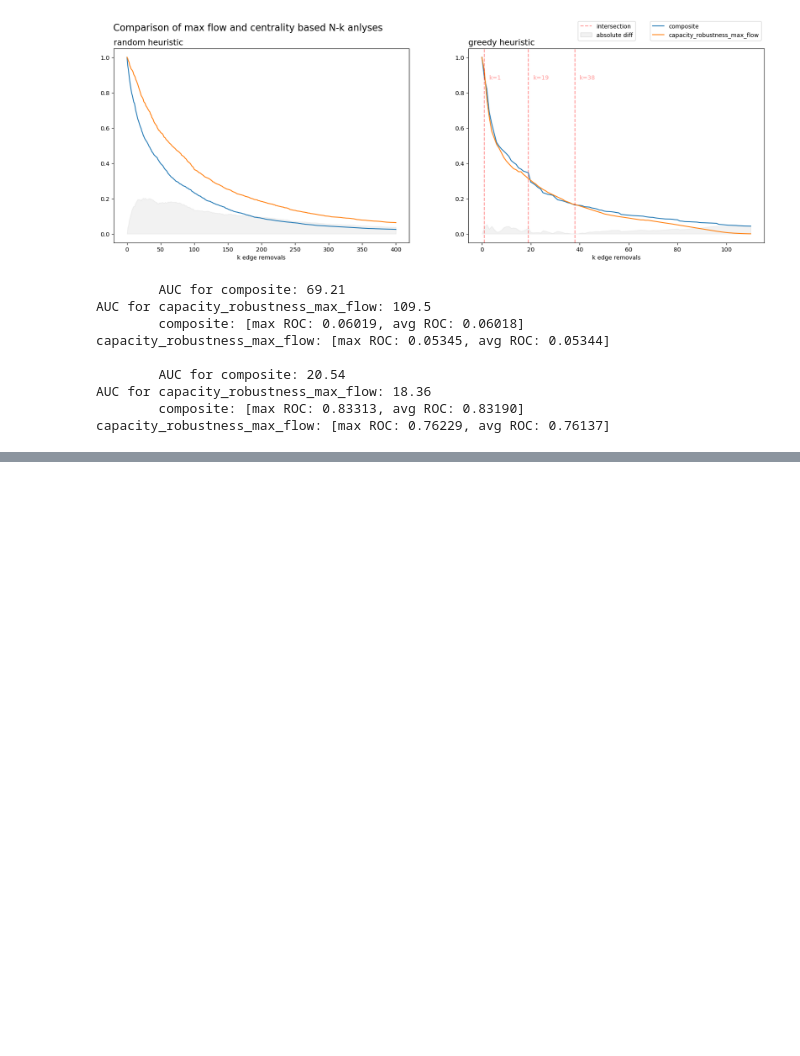
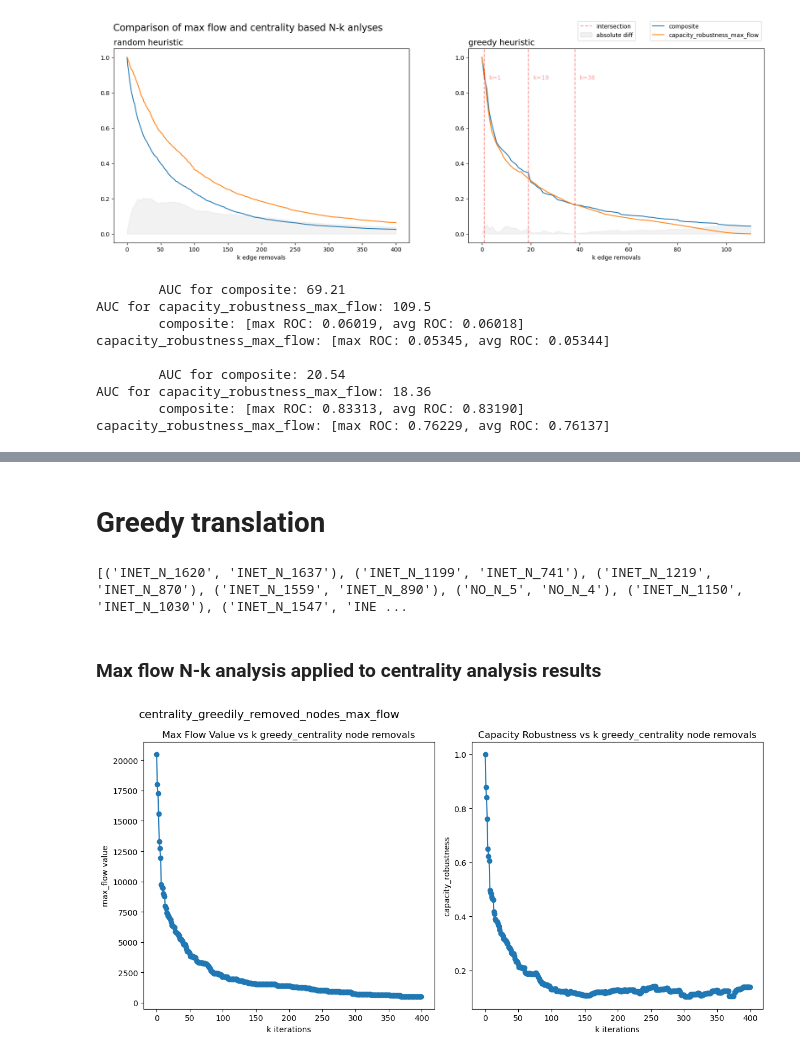
Before and after one commit to johanmasvie/iggielgn_topology_analysis, a Jupyter notebook: N-k_COMPARISON.ipynb, the cells around one changed output, grey strips where cells are left out. Saved outputs shown, nothing was run; the diff lists cells and outputs as text; code cells hidden in the pictures; blank space fills up the shorter version.

Commit message:
start translation

```diff
--- a/N-k_COMPARISON.ipynb
+++ b/N-k_COMPARISON.ipynb
@@ -91,0 +99,2 @@ Variance of index differences for random (averaged) edge removal: 10895.0
+# %% [markdown]
+# Greedy translation
@@ -91,0 +104,19 @@ Variance of index differences for random (averaged) edge removal: 10895.0
+# %%
+centrality_greedily_removed_nodes_lst = centrality_greedy_node_removal_df['removed_entity'].dropna().tolist()
+max_flow_greedily_removed_nodes_lst = max_flow_greedy_node_removal_df['removed_entity'].dropna().tolist()
+
+centrality_greedily_removed_edges_lst = centrality_greedy_edge_removal_df['removed_entity'].dropna().tolist()
+max_flow_greedily_removed_edges_lst = max_flow_greedy_edge_removal_df['removed_entity'].dropna().tolist()
+centrality_greedily_removed_edges_lst = utils.fix_centrality_edge([tuple(e) for e in centrality_greedily_removed_edges_lst])
+max_flow_greedily_removed_edges_lst = list(set([tuple(e) for e in max_flow_greedily_removed_edges_lst]))
+# %% [output]
+[('INET_N_1620', 'INET_N_1637'), ('INET_N_1199', 'INET_N_741'), ('INET_N_1219', 'INET_N_870'), ('INET_N_1559', 'INET_N_890'), ('NO_N_5', 'NO_N_4'), ('INET_N_1150', 'INET_N_1030'), ('INET_N_1547', 'INE ...
+# %% [markdown]
+### Max flow N-k analysis applied to centrality analysis results
+# %%
+# centrality_greedily_removed_nodes_max_flow_df = utils_max_flow.flow_capacity_robustness(G_simple_directed, heuristic='greedy_centrality', remove='node', greedy_centrality_lst=centrality_greedily_removed_nodes_lst)
+# centrality_greedily_removed_nodes_max_flow_df.to_pickle('results/comparison/centrality_greedily_removed_nodes_max_flow_df.pkl')
+centrality_greedily_removed_nodes_max_flow_df = pd.read_pickle('results/comparison/centrality_greedily_removed_nodes_max_flow_df.pkl')
+utils_max_flow.plot_biplot(centrality_greedily_removed_nodes_max_flow_df, 'centrality_greedily_removed_nodes_max_flow')
+# %% [output]
+[figure, added]
```
Also changed, not shown: parts of 10 cells of this notebook, 8 other files.
